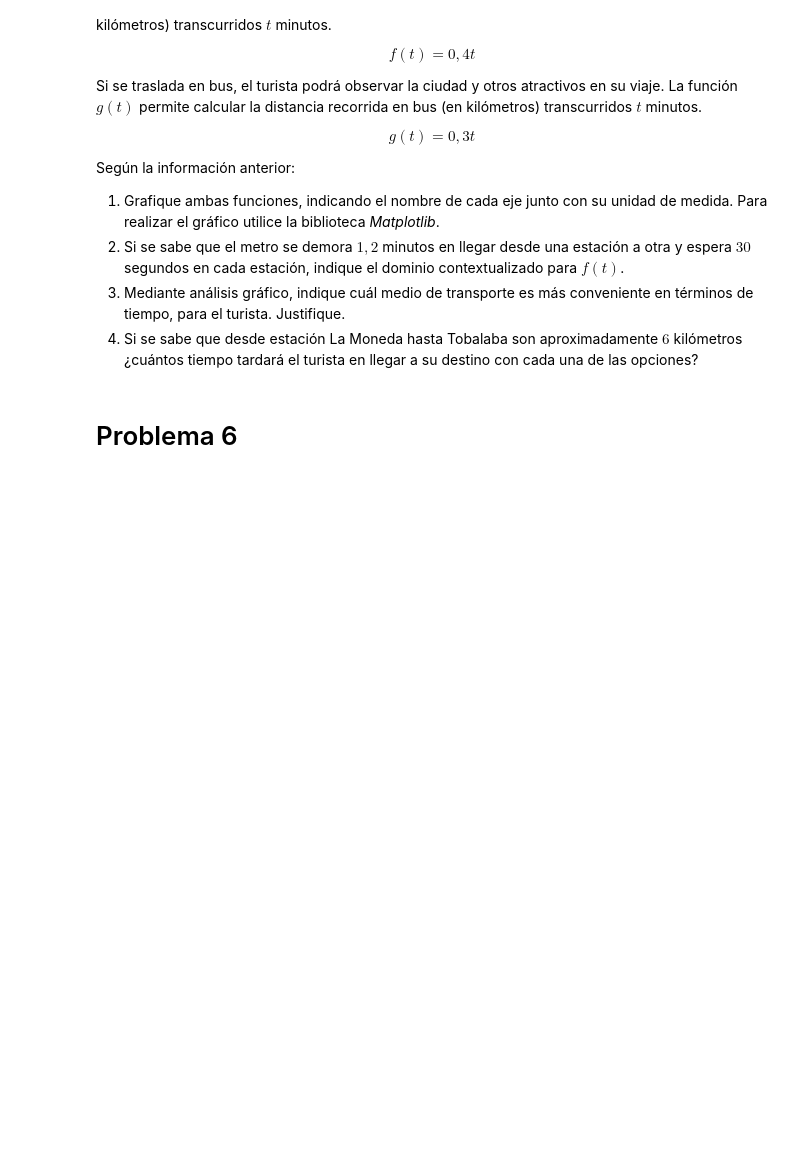
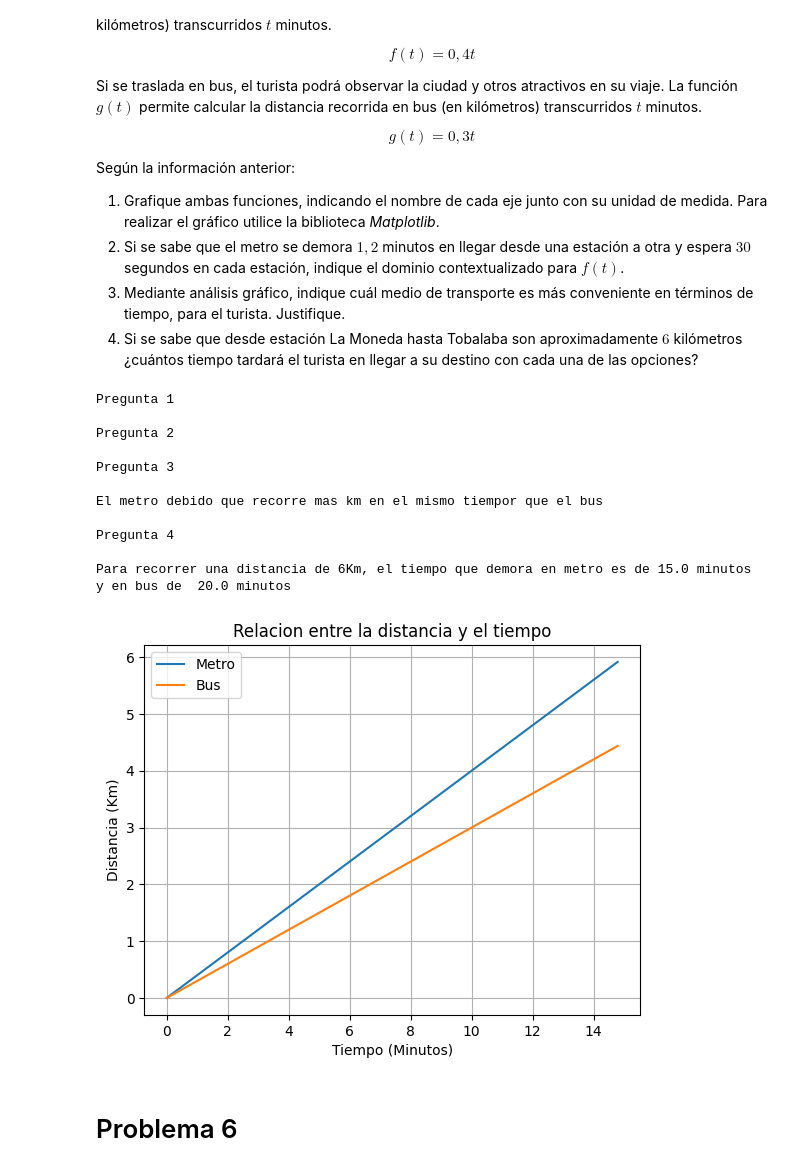
Before and after one commit to J4IM3LEZ/Aplicada, a Jupyter notebook: G1_Funciones.ipynb, the cells around one changed output. Cells and saved outputs as stored; diff of their text form; code cells hidden in the pictures; blank space fills up the shorter version.

```diff
--- a/G1_Funciones.ipynb
+++ b/G1_Funciones.ipynb
@@ -118,6 +118,52 @@ Según la información anterior:
 2.  Si se sabe que el metro se demora $1,2$ minutos en llegar desde una estación a otra y espera $30$ segundos en cada estación, indique el dominio contextualizado para $f(t)$.
 3. Mediante análisis gráfico, indique cuál medio de transporte es más conveniente en términos de tiempo, para el turista. Justifique.
 4.  Si se sabe que desde estación La Moneda hasta Tobalaba son aproximadamente $6$ kilómetros ¿cuántos tiempo tardará el turista en llegar a su destino con cada una de las opciones?
+# %%
+import numpy as np
+import matplotlib.pyplot as plt
+
+print("Pregunta 1 \n")
+def f(t):
+    return 0.4*t
+
+def g(t):
+    return 0.3*t
+
+t = np.arange(0, 14.8, 0.01 )
+plt.plot(t, f(t), label = "Metro" )
+plt.plot(t,g(t), label = "Bus")
+
+plt.title("Relacion entre la distancia y el tiempo")
+plt.xlabel("Tiempo (Minutos)") # nombre de eje horizontal (Variable independiente)
+plt.ylabel("Distancia (Km)") # nombre de eje vertial (Varible depediente)
+plt.grid(True) #grilla de fondo
+plt.legend()
+plt.show #
+
+print("Pregunta 2 \n")
+tiempo_total = 1.2*9 + 0.5*8
+
+print("Pregunta 3 \n")
+print("El metro debido que recorre mas km en el mismo tiempor que el bus \n")
+
+print("Pregunta 4 \n")
+tiempoMetro = 6/0.4
+tiempoBus = 6/0.3
+print(f"Para recorrer una distancia de 6Km, el tiempo que demora en metro es de {tiempoMetro} minutos \ny en bus de  {tiempoBus} minutos")
+# %% [output]
+Pregunta 1
+
+Pregunta 2
+
+Pregunta 3
+
+El metro debido que recorre mas km en el mismo tiempor que el bus
+
+Pregunta 4
+
+Para recorrer una distancia de 6Km, el tiempo que demora en metro es de 15.0 minutos
+y en bus de  20.0 minutos
+[figure, added]
 # %% [markdown]
 # Problema 6
 # %% [markdown]
```
Also changed, not shown: parts of 1 cell of this notebook.
